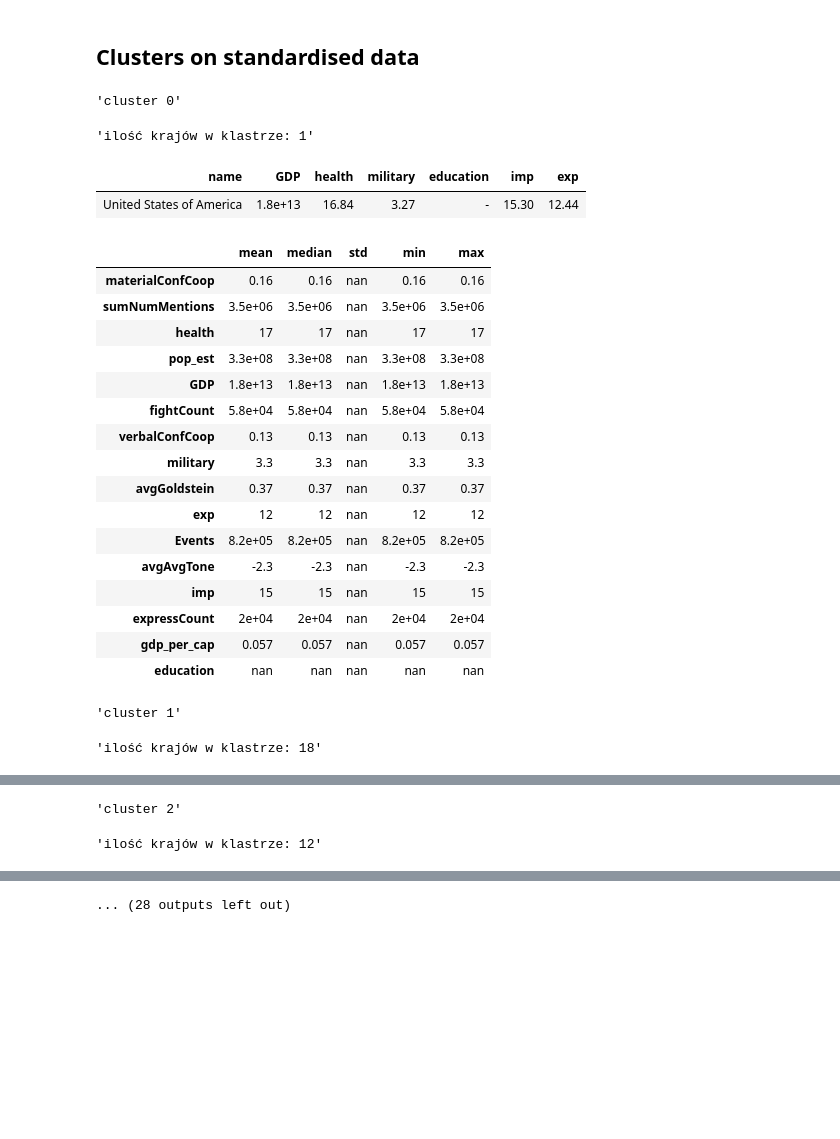
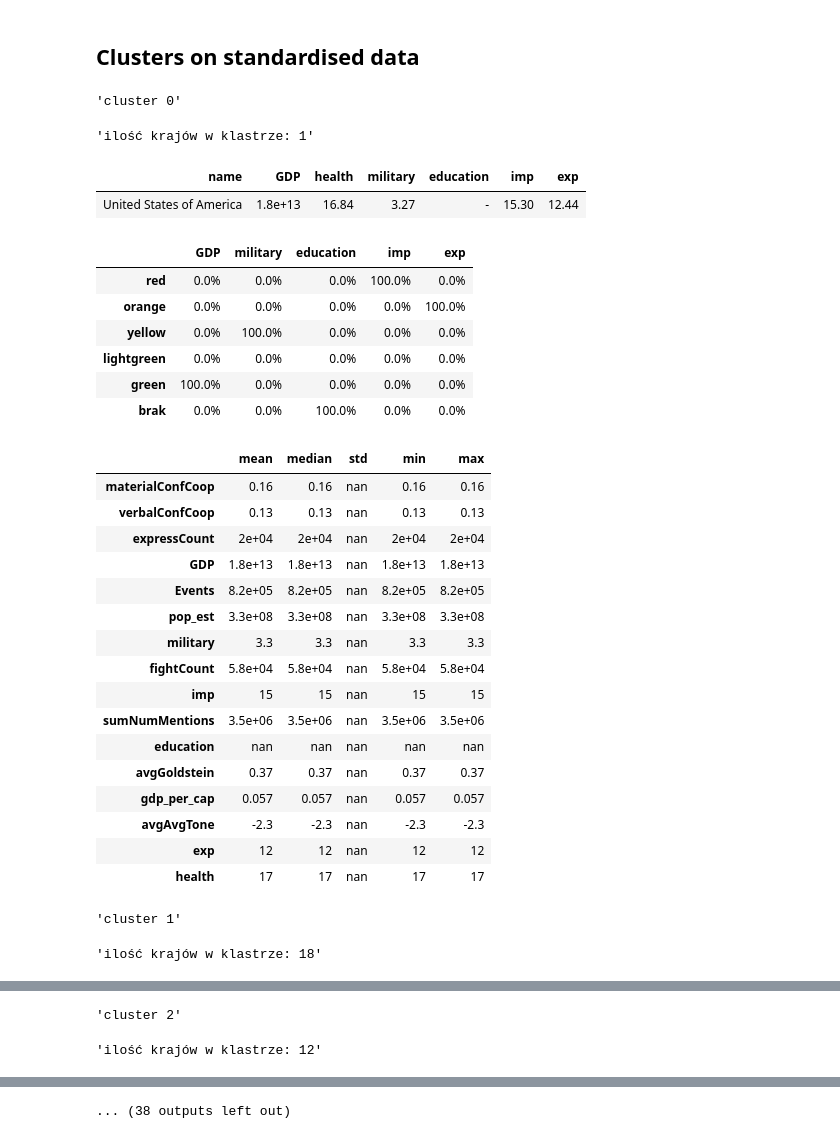
Before and after one commit to mijapa/GDELT, a Jupyter notebook: Clusters_tables_std.ipynb, the cells around one changed output, grey strips where cells are left out. Saved outputs shown, nothing was run; the diff lists cells and outputs as text; code cells hidden in the pictures; blank space fills up the shorter version.

Commit message:
Add counting colors in clusters

```diff
--- a/Clusters_tables_std.ipynb
+++ b/Clusters_tables_std.ipynb
@@ -33,7 +33,7 @@ def change_font_size(data, size=15):
     return 'font-size: {}pt'.format(size)
 
 
-def color(data, reference):
+def color(data, reference, count):
     if data.dtype == float:
         reference_log=np.log10(reference[data.name])
         mini = 0 if reference_log.min() < 0 else reference_log.min()
@@ -44,22 +44,48 @@ def color(data, reference):
         q3 = mini+3*interval
         q4 = mini+4*interval
         v = []
+
+        red = 0
+        orange = 0
+        yellow = 0
+        lightgreen = 0
+        green = 0
+        brak = 0
+
         for n in data:
             x = np.log10(n)
             if x < q1:
                 form = 'red'
+                red+=1
             elif x < q2:
                 form = 'orange'
+                orange +=1
             elif x < q3:
                 form = 'yellow'
+                yellow +=1
             elif x < q4:
                 form = 'lightgreen'
+                lightgreen+=1
             elif x >= q4:
                 form = 'green'
+                green+=1
             else:
                 form = ''
+                brak+=1
             formatting = 'background-color: {}'.format(form)
             v.append(formatting)
+
+        row = {
+           'red': red,
+           'orange':orange,
+           'yellow':yellow,
+           'lightgreen':lightgreen,
+           'green':green,
+           'brak':brak,
+           }
+
+        count = count.append(pd.Series(row).rename(data.name))
+
         return v
     else: #for different than float
         return pd.Series(np.where(data.index, '',''), data.index)
@@ -79,15 +105,22 @@ for c in range(10):
                            'GDP', 'health' , 'military', 'education', 'imp', 'exp'
                            ]].sort_values(by='name')
 
+    count_colors = []
 
     cluster_tab = cluster_tab\
         .style\
         .hide_index()\
-        .apply(color, reference=merged_std.copy())\
+        .apply(color, reference=merged_std.copy(), count=count_colors)\
         .format("{:.2f}", na_rep="-").format({'name':"{:}", 'GDP':'{:.2g}'})
 
     df_to_png(cluster_tab, "cluster{}stdkmeans".format(c), 'text/tables/CLUST')
     display(cluster_tab)
+
+    count_colors = pd.DataFrame(count_colors).drop_duplicates().T
+    count_colors=count_colors/ilosc*100
+    count_colors = count_colors.style.bar(color='lightgrey').format('{:.1f}%')
+    display(count_colors)
+    df_to_png(count_colors, "cluster{}stdkmeanscount".format(c),'text/tables/CLUST')
 
     data= {'mean':[], 'median':[], 'std':[], 'min':[], 'max':[]}
     cluster_desc = pd.DataFrame(data)
@@ -104,49 +137,56 @@ for c in range(10):
                   'expressCount',
                   'GDP',
                   'health' ,
                   'military',
                   'education',
                   'imp',
                   'exp'
                   }:
         row = {
            'mean':cluster[param].mean(),
            'median':cluster[param].median(),
            'std':cluster[param].std(),
            'min':cluster[param].min(),
            'max':cluster[param].max(),
            }
 
         cluster_desc = cluster_desc.append(pd.Series(row).rename(param))
 
     display(cluster_desc)
     cluster_desc.to_latex('text/tables/CLUST/desc/clust{}std_desc.tex'.format(c),
                           na_rep='-',
                           caption='Parametry klastra {} - dane standaryzowane'.format(c),
                           label='tab:cl{}std_desc'.format(c),
                           bold_rows=True
                           )
 # %% [output]
 'cluster 0'
 'ilość krajów w klastrze: 1'
 | name | GDP | health | military | education | imp | exp |
 | United States of America | 1.8e+13 | 16.84 | 3.27 | - | 15.30 | 12.44 |
-|  | mean | median | std | min | max |
-| materialConfCoop | 0.16 | 0.16 | nan | 0.16 | 0.16 |
-| sumNumMentions | 3.5e+06 | 3.5e+06 | nan | 3.5e+06 | 3.5e+06 |
-| health | 17 | 17 | nan | 17 | 17 |
-| pop_est | 3.3e+08 | 3.3e+08 | nan | 3.3e+08 | 3.3e+08 |
-| GDP | 1.8e+13 | 1.8e+13 | nan | 1.8e+13 | 1.8e+13 |
-| fightCount | 5.8e+04 | 5.8e+04 | nan | 5.8e+04 | 5.8e+04 |
-| verbalConfCoop | 0.13 | 0.13 | nan | 0.13 | 0.13 |
-| military | 3.3 | 3.3 | nan | 3.3 | 3.3 |
-| avgGoldstein | 0.37 | 0.37 | nan | 0.37 | 0.37 |
-| exp | 12 | 12 | nan | 12 | 12 |
-| Events | 8.2e+05 | 8.2e+05 | nan | 8.2e+05 | 8.2e+05 |
-| avgAvgTone | -2.3 | -2.3 | nan | -2.3 | -2.3 |
-| imp | 15 | 15 | nan | 15 | 15 |
-| expressCount | 2e+04 | 2e+04 | nan | 2e+04 | 2e+04 |
-| gdp_per_cap | 0.057 | 0.057 | nan | 0.057 | 0.057 |
-| education | nan | nan | nan | nan | nan |
+|  | GDP | military | education | imp | exp |
+| red | 0.0% | 0.0% | 0.0% | 100.0% | 0.0% |
+| orange | 0.0% | 0.0% | 0.0% | 0.0% | 100.0% |
+| yellow | 0.0% | 100.0% | 0.0% | 0.0% | 0.0% |
+| lightgreen | 0.0% | 0.0% | 0.0% | 0.0% | 0.0% |
+| green | 100.0% | 0.0% | 0.0% | 0.0% | 0.0% |
+| brak | 0.0% | 0.0% | 100.0% | 0.0% | 0.0% |
+|  | mean | median | std | min | max |
+| materialConfCoop | 0.16 | 0.16 | nan | 0.16 | 0.16 |
+| verbalConfCoop | 0.13 | 0.13 | nan | 0.13 | 0.13 |
+| expressCount | 2e+04 | 2e+04 | nan | 2e+04 | 2e+04 |
+| GDP | 1.8e+13 | 1.8e+13 | nan | 1.8e+13 | 1.8e+13 |
+| Events | 8.2e+05 | 8.2e+05 | nan | 8.2e+05 | 8.2e+05 |
+| pop_est | 3.3e+08 | 3.3e+08 | nan | 3.3e+08 | 3.3e+08 |
+| military | 3.3 | 3.3 | nan | 3.3 | 3.3 |
+| fightCount | 5.8e+04 | 5.8e+04 | nan | 5.8e+04 | 5.8e+04 |
+| imp | 15 | 15 | nan | 15 | 15 |
+| sumNumMentions | 3.5e+06 | 3.5e+06 | nan | 3.5e+06 | 3.5e+06 |
+| education | nan | nan | nan | nan | nan |
+| avgGoldstein | 0.37 | 0.37 | nan | 0.37 | 0.37 |
+| gdp_per_cap | 0.057 | 0.057 | nan | 0.057 | 0.057 |
+| avgAvgTone | -2.3 | -2.3 | nan | -2.3 | -2.3 |
+| exp | 12 | 12 | nan | 12 | 12 |
+| health | 17 | 17 | nan | 17 | 17 |
 'cluster 1'
 'ilość krajów w klastrze: 18'
@@ -219 +236 @@ for c in range(10):
-... (28 outputs left out)
+... (38 outputs left out)
```
Also changed, not shown: parts of 1 cell of this notebook.
